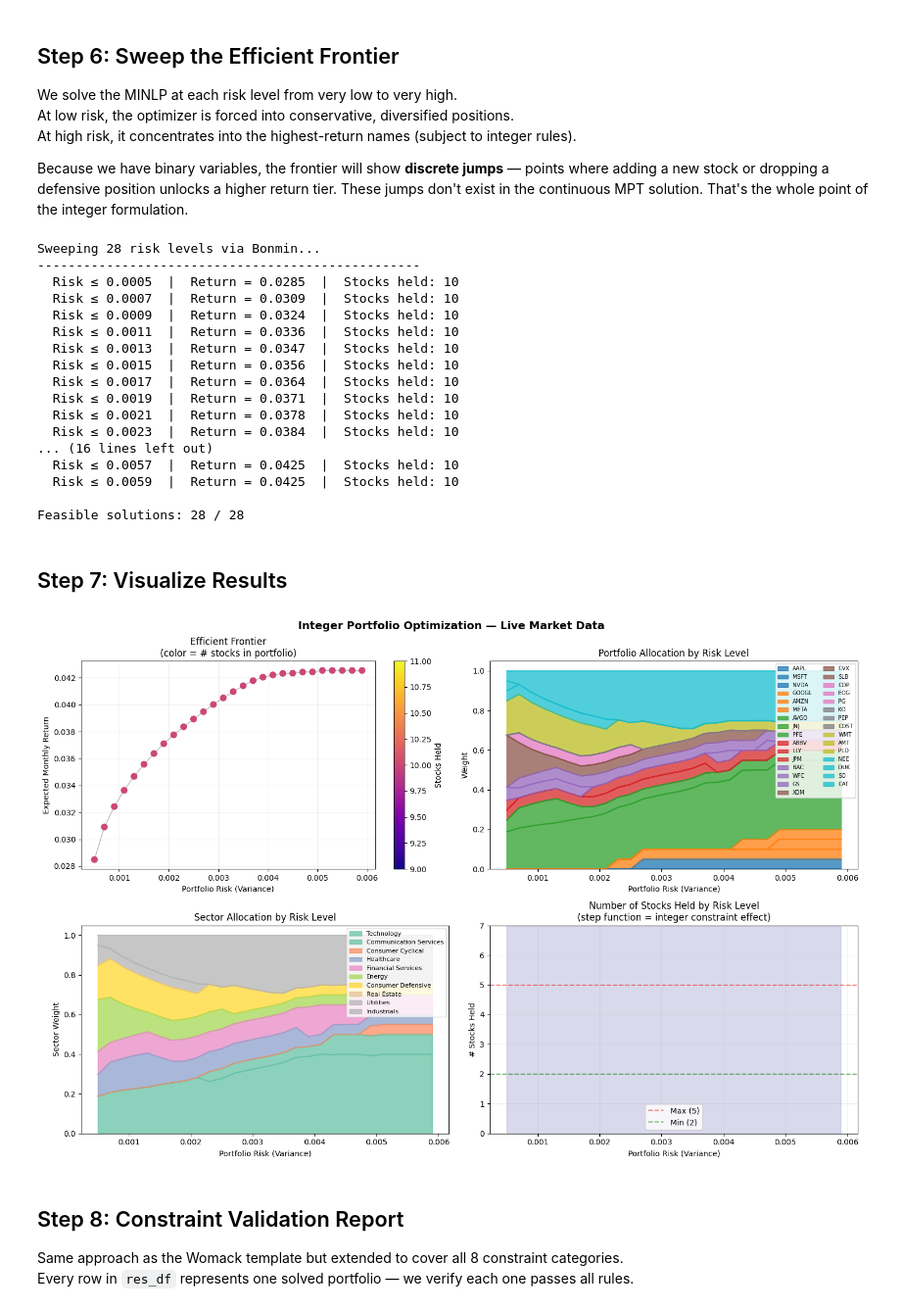
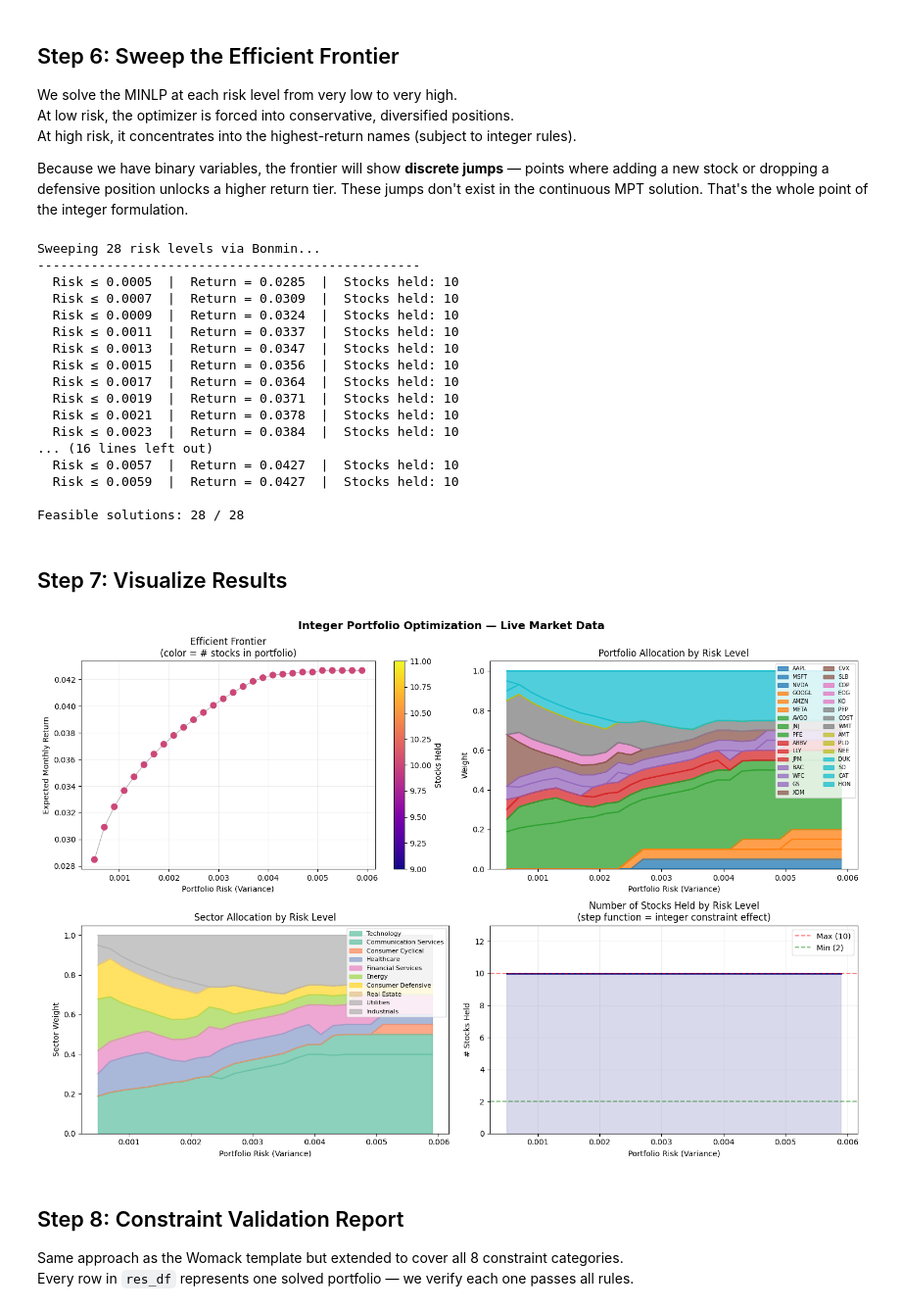
Before and after one commit to JRTrippett/Investment-Project, a Jupyter notebook: Integer_Portfolio_LiveData_Extended.ipynb, the cells around one changed output. Shown at 98% size. Saved outputs shown, nothing was run; the diff lists cells and outputs as text; code cells hidden in the pictures.

```diff
--- a/Integer_Portfolio_LiveData_Extended.ipynb
+++ b/Integer_Portfolio_LiveData_Extended.ipynb
@@ -411,7 +412,7 @@ def solve_portfolio(r_limit, verbose=False):
     m.link_lo = Constraint(QUALIFIED_TICKERS, rule=lambda m, t: m.x[t] >= 0.05 * m.y[t])
 
     # ── Constraint 3: EXACTLY 10 stocks held (Per Rubric Requirement) ─────────
-    m.card_exact = Constraint(expr=sum(m.y[t] for t in QUALIFIED_TICKERS) == 10)
+    m.card_exact = Constraint(expr=sum(m.y[t] for t in QUALIFIED_TICKERS) <= 10)
 
     # ── Constraint 4: No sector > 40% of portfolio (dynamic) ─────────────────
     m.sector_cap = ConstraintList()
@@ -509,7 +510,7 @@ Sweeping 28 risk levels via Bonmin...
   Risk ≤ 0.0005  |  Return = 0.0285  |  Stocks held: 10
   Risk ≤ 0.0007  |  Return = 0.0309  |  Stocks held: 10
   Risk ≤ 0.0009  |  Return = 0.0324  |  Stocks held: 10
-  Risk ≤ 0.0011  |  Return = 0.0336  |  Stocks held: 10
+  Risk ≤ 0.0011  |  Return = 0.0337  |  Stocks held: 10
   Risk ≤ 0.0013  |  Return = 0.0347  |  Stocks held: 10
   Risk ≤ 0.0015  |  Return = 0.0356  |  Stocks held: 10
   Risk ≤ 0.0017  |  Return = 0.0364  |  Stocks held: 10
@@ -517,8 +518,8 @@ Sweeping 28 risk levels via Bonmin...
   Risk ≤ 0.0021  |  Return = 0.0378  |  Stocks held: 10
   Risk ≤ 0.0023  |  Return = 0.0384  |  Stocks held: 10
 ... (16 lines left out)
-  Risk ≤ 0.0057  |  Return = 0.0425  |  Stocks held: 10
-  Risk ≤ 0.0059  |  Return = 0.0425  |  Stocks held: 10
+  Risk ≤ 0.0057  |  Return = 0.0427  |  Stocks held: 10
+  Risk ≤ 0.0059  |  Return = 0.0427  |  Stocks held: 10
 
 Feasible solutions: 28 / 28
 # %% [markdown]
@@ -548,36 +549,36 @@ else:
     ax.set_xlabel("Portfolio Risk (Variance)")
     ax.set_ylabel("Weight")
     ax.legend(loc='upper right', fontsize=7, ncol=2)
 
     # ── Plot 3: Sector composition across frontier ────────────────────────────
     ax = axes[1, 0]
     sector_weights = pd.DataFrame(index=res_df.index)
     for sector, tks in sector_groups.items():
         valid_tks = [t for t in tks if t in res_df.columns]
         sector_weights[sector] = res_df[valid_tks].sum(axis=1)
     sector_weights.plot(kind='area', stacked=True, ax=ax, alpha=0.75, cmap='Set2')
     ax.set_title("Sector Allocation by Risk Level")
     ax.set_xlabel("Portfolio Risk (Variance)")
     ax.set_ylabel("Sector Weight")
     ax.legend(loc='upper right', fontsize=8)
 
     # ── Plot 4: Cardinality across frontier ───────────────────────────────────
     ax = axes[1, 1]
     ax.step(res_df.index, res_df['N_Stocks'], where='post', color='navy', linewidth=2)
     ax.fill_between(res_df.index, res_df['N_Stocks'], step='post', alpha=0.15, color='navy')
-    ax.axhline(5, color='red',   linestyle='--', alpha=0.5, label='Max (5)')
+    ax.axhline(10, color='red',  linestyle='--', alpha=0.5, label='Max (10)')
     ax.axhline(2, color='green', linestyle='--', alpha=0.5, label='Min (2)')
     ax.set_title("Number of Stocks Held by Risk Level\n(step function = integer constraint effect)")
     ax.set_xlabel("Portfolio Risk (Variance)")
     ax.set_ylabel("# Stocks Held")
-    ax.set_ylim(0, 7)
+    ax.set_ylim(0, 13)
     ax.legend()
     ax.grid(True, alpha=0.2)
 
     plt.tight_layout()
     plt.show()
 # %% [output]
-[figure, old version]
+[figure, new version]
 # %% [markdown]
 ## Step 8: Constraint Validation Report
 
```
Also changed, not shown: parts of 15 cells of this notebook.
